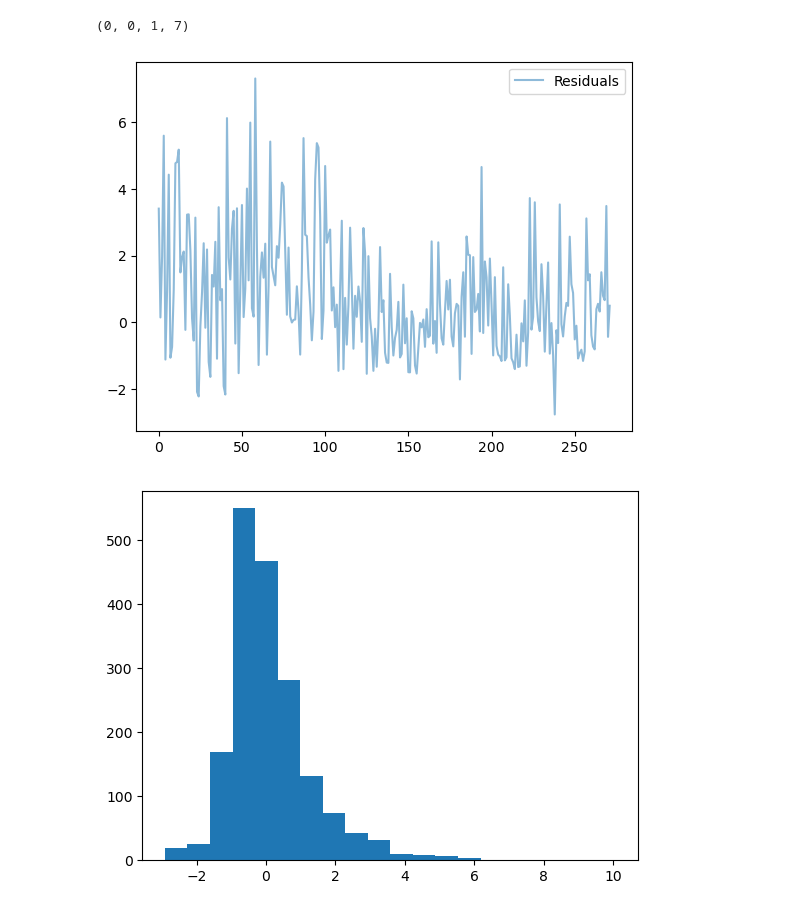
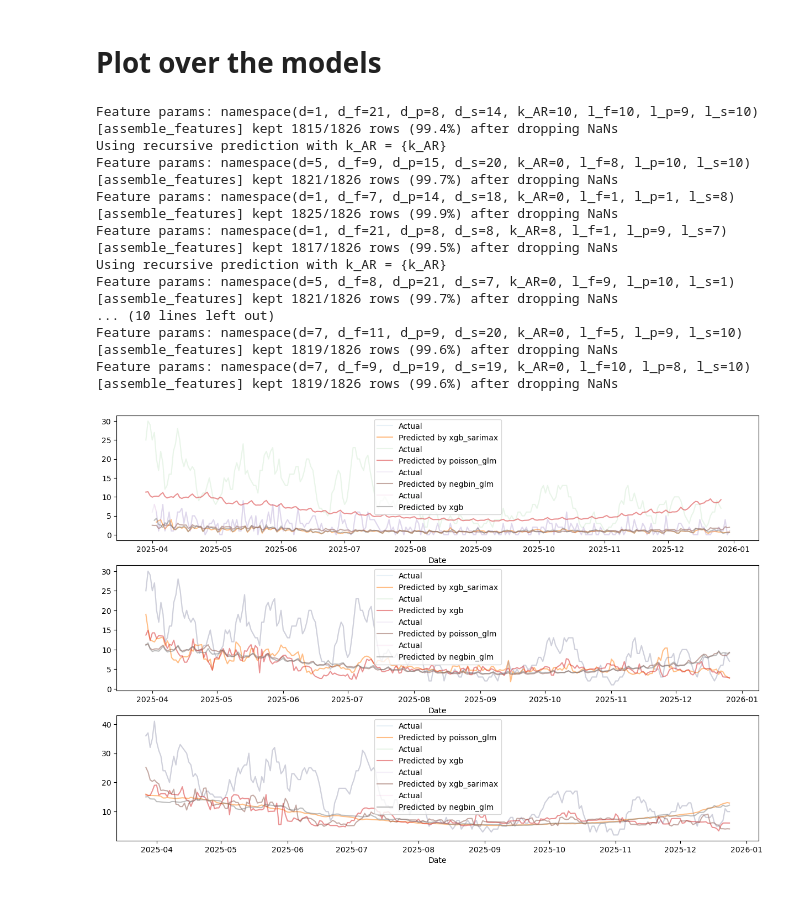
Before and after one commit to Erdos-Projects/spring-2026-dc-311, a Jupyter notebook: debug_sarimax.ipynb, the cells around one changed output. Saved outputs shown, nothing was run; the diff lists cells and outputs as text; code cells hidden in the pictures.

Commit message:
best models

```diff
--- a/debug_sarimax.ipynb
+++ b/debug_sarimax.ipynb
@@ -19,4 +28,6 @@ feat_params = SimpleNamespace(**saved["feat_params"])
 # %%
-pothole_df, weather_df = build_daily(run_cfg)
-feat_df = assemble_features(pothole_df, weather_df, feat_params)
-feat_df = make_split(feat_df, run_cfg.split)
+def build_data(run_cfg: DictConfig, feat_params: Any):
+    pothole_df, weather_df = build_daily(run_cfg)
+    feat_df = assemble_features(pothole_df, weather_df,feat_params)
+    feat_df = make_split(feat_df, run_cfg.split)
+    return feat_df
@@ -87,18 +34,52 @@ plt.show()
-# %%
-model.seasonal_order
-# %% [output]
-(0, 0, 1, 7)
-# %%
-residuals = y_true - y_pred_full
-plt.plot(residuals[-272:], alpha=0.5, label='Residuals')
-plt.legend()
-plt.show()
-# %% [output]
-[figure, removed]
-# %%
-# distribution of residuals:
-z_residuals = (residuals - residuals.mean()) / residuals.std()
-plt.hist(residuals, bins=20)
-plt.show()
-# %% [output]
-[figure, removed]
+# %%
+def get_results(f: str):
+    model, feature_cols, feat_params, run_cfg = get_model(f)
+    print(f"Feature params: {feat_params}")
+    feat_df = build_data(run_cfg, feat_params)
+
+    # get test data
+    test_df = feat_df[feat_df["split"] == "test"]
+    X_test = test_df[feature_cols]
+    y_test = test_df["Y"]
+
+    # get predictions
+    y_test_preds = model.predict(X_test, recursive = True)
+
+    return y_test, y_test_preds, test_df, model
+# %% [markdown]
+# Plot over the models
+# %%
+fig = plt.figure(figsize=(15, 10))
+ax = fig.subplots(3, 1)
+for i, d in enumerate([1, 5, 7]):
+    results = os.listdir("results")
+    results = [f for f in results if f"d_{d}" in f]
+    # filename = "ward3_best_xgb_sarimax_d_7_20200601_20251231_20260321_f6d9b263"
+    for f in results:
+        y_test, y_test_preds, test_df, model = get_results(f)
+
+        # Plot over the models
+
+        ax[i].plot(test_df['date'], y_test, label='Actual', alpha=0.1)
+        ax[i].plot(test_df['date'], y_test_preds, label=f'Predicted by {model.name}', alpha=0.5)
+        ax[i].set_xlabel('Date')
+        ax[i].legend()
+# %% [output]
+Feature params: namespace(d=1, d_f=21, d_p=8, d_s=14, k_AR=10, l_f=10, l_p=9, l_s=10)
+[assemble_features] kept 1815/1826 rows (99.4%) after dropping NaNs
+Using recursive prediction with k_AR = {k_AR}
+Feature params: namespace(d=5, d_f=9, d_p=15, d_s=20, k_AR=0, l_f=8, l_p=10, l_s=10)
+[assemble_features] kept 1821/1826 rows (99.7%) after dropping NaNs
+Feature params: namespace(d=1, d_f=7, d_p=14, d_s=18, k_AR=0, l_f=1, l_p=1, l_s=8)
+[assemble_features] kept 1825/1826 rows (99.9%) after dropping NaNs
+Feature params: namespace(d=1, d_f=21, d_p=8, d_s=8, k_AR=8, l_f=1, l_p=9, l_s=7)
+[assemble_features] kept 1817/1826 rows (99.5%) after dropping NaNs
+Using recursive prediction with k_AR = {k_AR}
+Feature params: namespace(d=5, d_f=8, d_p=21, d_s=7, k_AR=0, l_f=9, l_p=10, l_s=1)
+[assemble_features] kept 1821/1826 rows (99.7%) after dropping NaNs
+... (10 lines left out)
+Feature params: namespace(d=7, d_f=11, d_p=9, d_s=20, k_AR=0, l_f=5, l_p=9, l_s=10)
+[assemble_features] kept 1819/1826 rows (99.6%) after dropping NaNs
+Feature params: namespace(d=7, d_f=9, d_p=19, d_s=19, k_AR=0, l_f=10, l_p=8, l_s=10)
+[assemble_features] kept 1819/1826 rows (99.6%) after dropping NaNs
+[figure, added]
```
Also changed, not shown: parts of 13 cells of this notebook, 59 other files.
